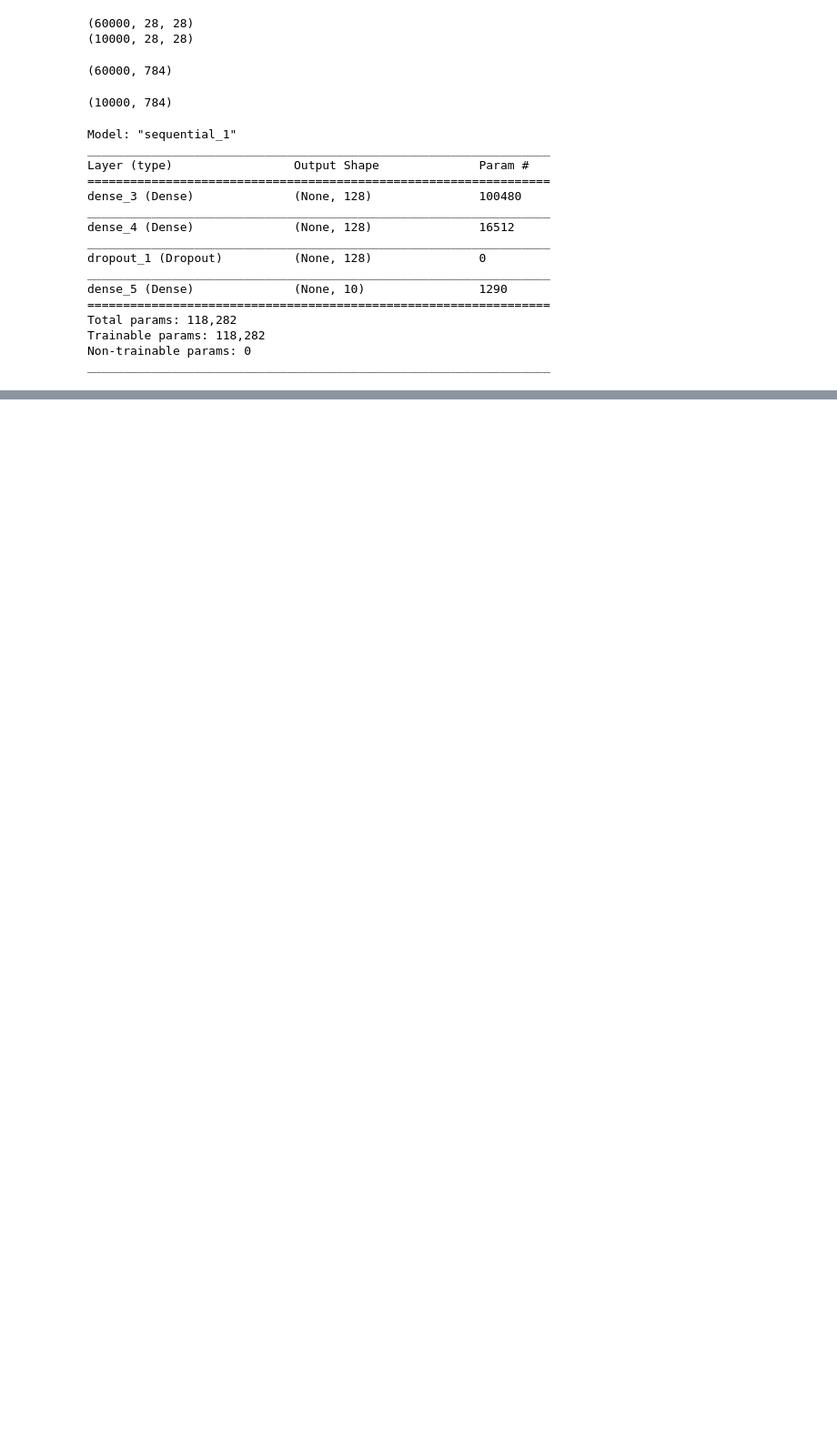
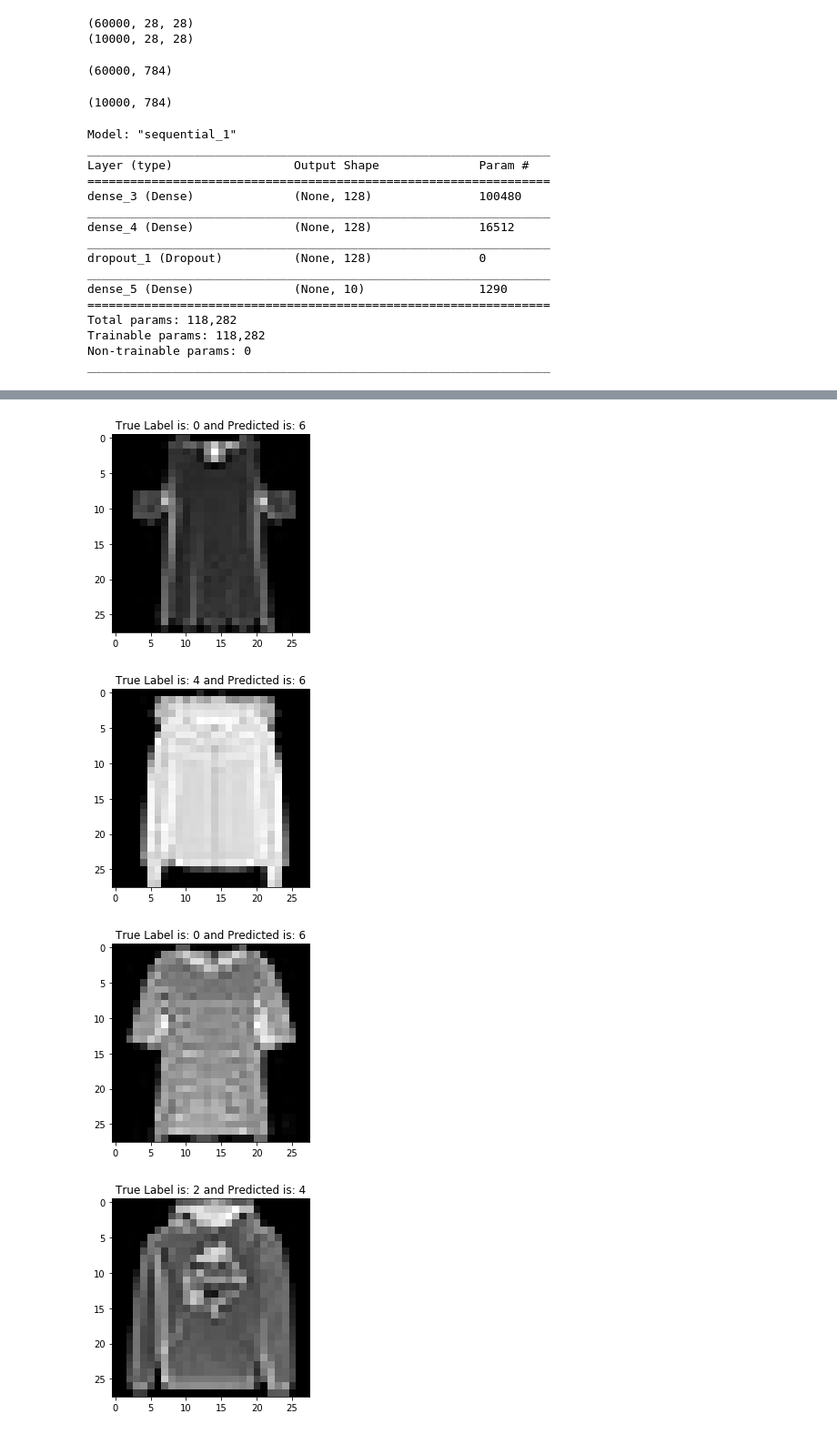
Before and after one commit to ravishankarramakrishnan/Deep_Learning_Practice, a Jupyter notebook: 0_ANN_Fashion_Mnist.ipynb, the cells around one changed output, grey strips where cells are left out. Shown: that part at 91% size. Cells and saved outputs as stored; diff of their text form; code cells hidden in the pictures; blank space fills up the shorter version.

```diff
--- a/0_ANN_Fashion_Mnist.ipynb
+++ b/0_ANN_Fashion_Mnist.ipynb
@@ -184,0 +206,15 @@ misclass = np.where(y_pred != y_test)
+# %%
+# While Loop to Plot all Misclassified Points
+wh = 10
+while wh != 0:
+  i = np.random.choice(misclass[0])
+  plt.imshow(X_test[i], cmap='gray')
+  plt.title("True Label is: %s and Predicted is: %s" % (y_test[i], y_pred[i]))
+  plt.show()
+  wh -= 1
+  print('\n')
+# %% [output]
+[figure, added]
+[figure, added]
+[figure, added]
+[figure, added]
```
Also changed, not shown: parts of 12 cells of this notebook.
